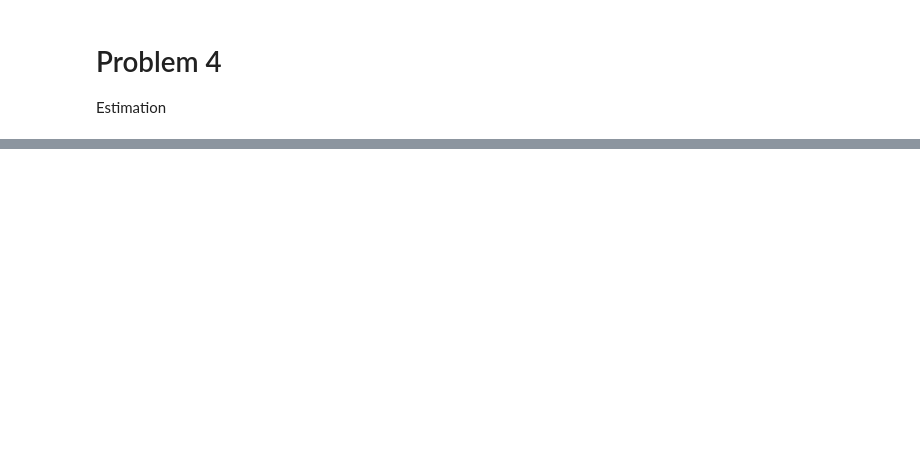
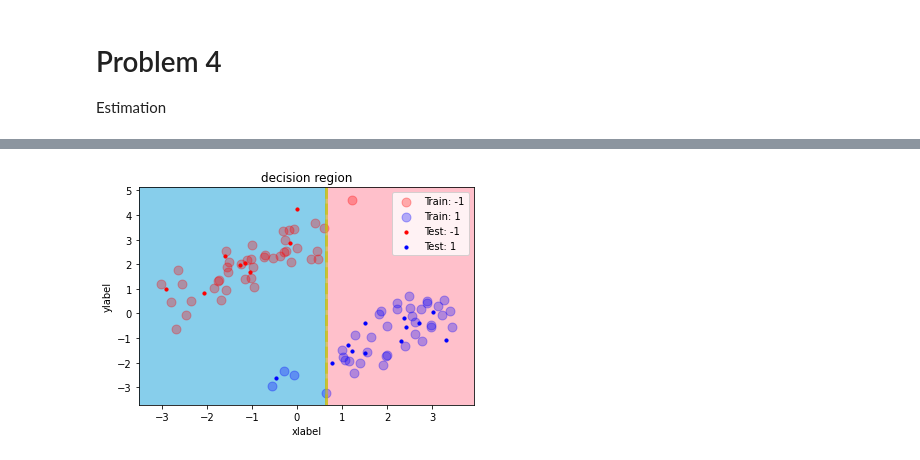
Before and after one commit to produdez/diveintocode-ml, a Jupyter notebook: Week 12/DecisionTreeScratch.ipynb, the cells around one changed output, grey strips where cells are left out. Drawn from its saved outputs; the diff is of its cells as text; code cells hidden in the pictures; blank space fills up the shorter version.

Commit message:
Finished Decision Tree Scratch! Feel good :3

```diff
--- a/Week 12/DecisionTreeScratch.ipynb
+++ b/Week 12/DecisionTreeScratch.ipynb
@@ -194,0 +275,6 @@ Learning
+# %%
+# generating all split + index combinations
+print(data)
+for split_index in range(data.shape[1] - 1): #exclude label
+    for threshold in np.unique(data[:,split_index]):
+        print('Split idx: ', split_index, 'Split Threshold: ', threshold)
@@ -200,0 +519,5 @@ Estimation
+# %%
+# test prototype with previous implementation in prob 1234
+model = ScratchDecisionTree(verbose = True)
+model.fit(X,y)
+print('Final Predict: ',model.predict(X).ravel())
@@ -200,0 +574,18 @@ Estimation
+# %%
+# Data set
+np.random.seed(0)
+n_samples = 100
+f0 = [-1, 2]
+f1 = [2, -1]
+cov = [[1.0,0.8], [0.8, 1.0]]
+f0 = np.random.multivariate_normal(f0, cov, n_samples // 2)
+f1 = np.random.multivariate_normal(f1, cov, n_samples // 2)
+X = np.concatenate([f0, f1])
+y = np.concatenate([
+    np.full(n_samples // 2, 1),
+    np.full(n_samples // 2, -1)
+])
+
+from sklearn.model_selection import train_test_split
+from sklearn.metrics import confusion_matrix
+x_train,x_test,y_train,y_test = train_test_split(X,y, test_size = 0.2)
@@ -200,0 +594,9 @@ Estimation
+# %%
+# my model
+model = ScratchDecisionTree(verbose = True)
+model.fit(x_train,y_train)
+pred = model.predict(x_test)
+
+print('Result')
+print('Pred: ', pred.ravel())
+print(confusion_matrix(pred,y_test))
@@ -200,0 +620,4 @@ Estimation
+# %%
+decision_region(x_train,y_train,model, x_test = x_test, y_test = y_test, target_names = ['-1','1'])
+# %% [output]
+[figure, added]
```
Also changed, not shown: parts of 33 cells of this notebook.
